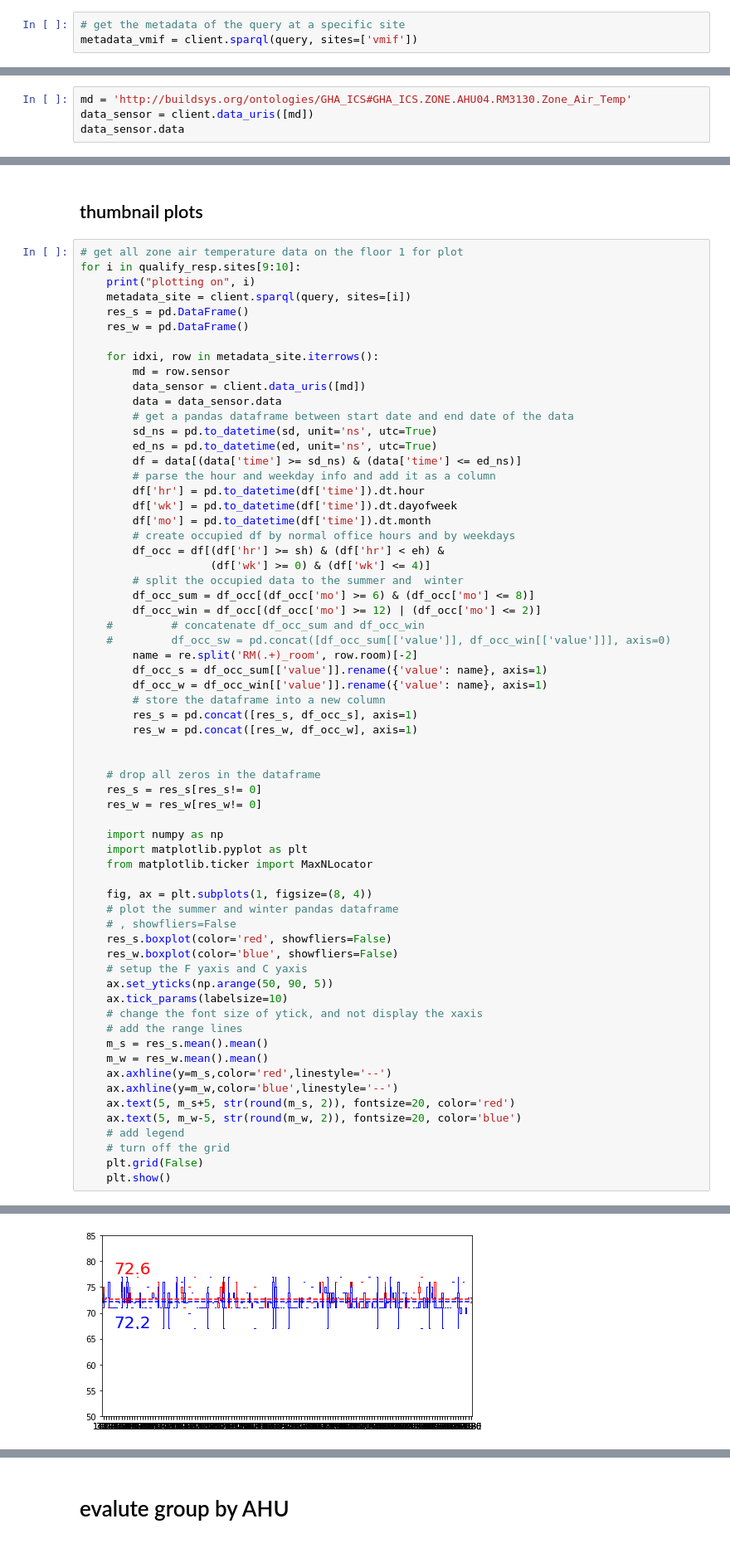
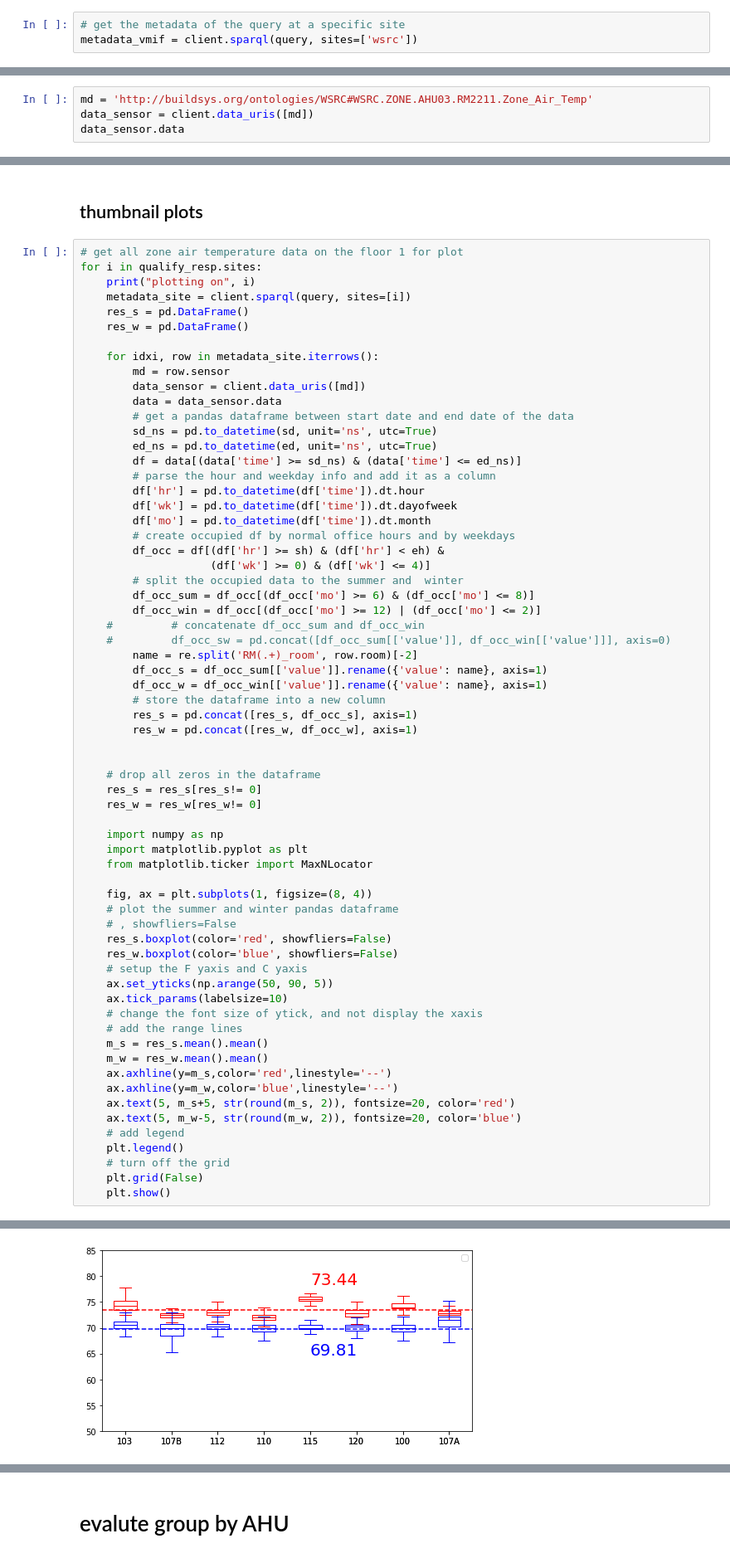
Before and after one commit to ruijis/mortardata_comfort_evaluation, a Jupyter notebook: demo.ipynb, the cells around one changed output, grey strips where cells are left out. Shown at 83% size. Drawn from its saved outputs; the diff is of its cells as text.

```diff
--- a/demo.ipynb
+++ b/demo.ipynb
@@ -70,6 +92,6 @@ print(qualify_resp.sites)
 # }}"""
 # %%
 # get the metadata of the query at a specific site
-metadata_vmif = client.sparql(query, sites=['vmif'])
+metadata_vmif = client.sparql(query, sites=['wsrc'])
 # %% [markdown]
 ## Download the zone air temperature sensor data at zone 2063_
@@ -76,5 +118,5 @@ metadata_vmif = client.sparql(query, sites=['vmif'])
 # %%
-md = 'http://buildsys.org/ontologies/GHA_ICS#GHA_ICS.ZONE.AHU04.RM3130.Zone_Air_Temp'
+md = 'http://buildsys.org/ontologies/WSRC#WSRC.ZONE.AHU03.RM2211.Zone_Air_Temp'
 data_sensor = client.data_uris([md])
 data_sensor.data
 # %% [output]
@@ -332,7 +382,7 @@ plt.show()
 ## thumbnail plots
 # %%
 # get all zone air temperature data on the floor 1 for plot
-for i in qualify_resp.sites[9:10]:
+for i in qualify_resp.sites:
     print("plotting on", i)
     metadata_site = client.sparql(query, sites=[i])
     res_s = pd.DataFrame()
@@ -391,6 +441,7 @@ for i in qualify_resp.sites[9:10]:
     ax.text(5, m_s+5, str(round(m_s, 2)), fontsize=20, color='red')
     ax.text(5, m_w-5, str(round(m_w, 2)), fontsize=20, color='blue')
     # add legend
+    plt.legend()
     # turn off the grid
     plt.grid(False)
     plt.show()
@@ -399 +451 @@ plotting on hwc
-[figure, old version]
+[figure, new version]
```
Also changed, not shown: parts of 10 cells of this notebook, 1 other file.
